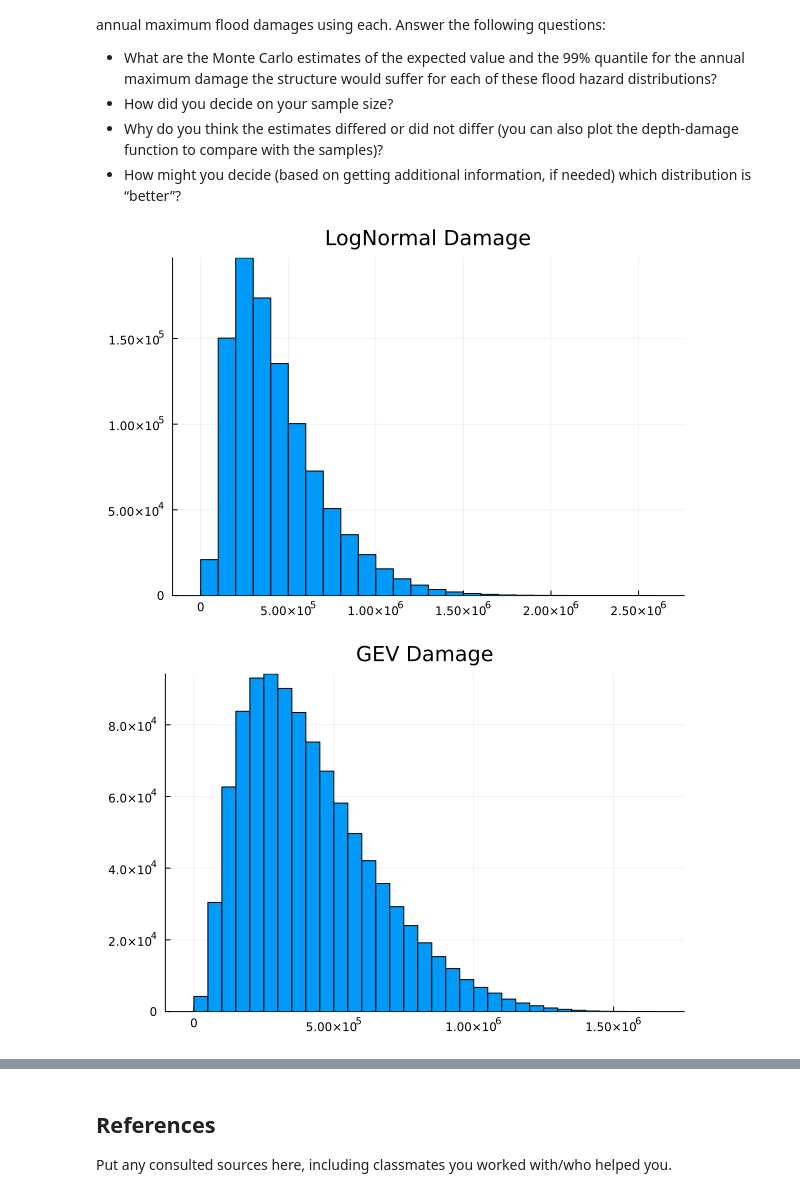
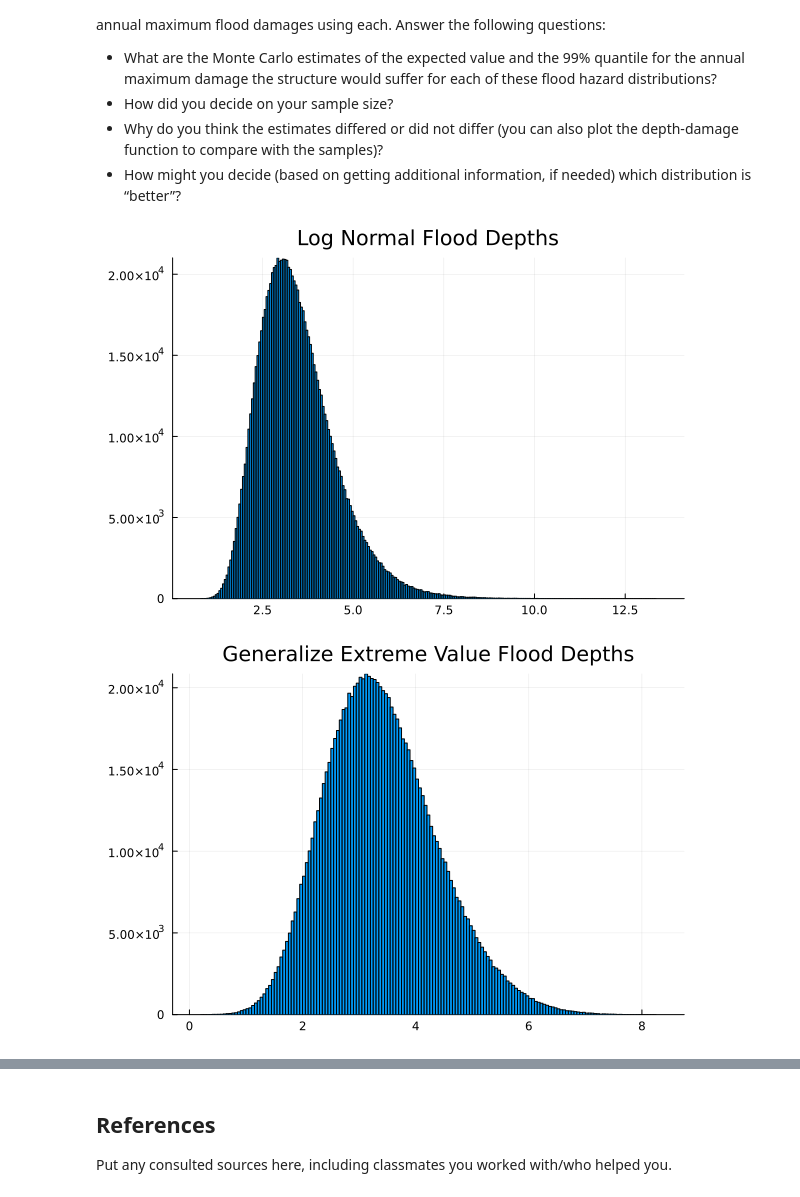
Before and after one commit to BEE4750-FA25/lab-2-cpj35-design, a Jupyter notebook: lab02.ipynb, the cells around one changed output, grey strips where cells are left out. Drawn from its saved outputs; the diff is of its cells as text; code cells hidden in the pictures.

Commit message:
graph depths

```diff
--- a/lab02.ipynb
+++ b/lab02.ipynb
@@ -169,22 +169,28 @@ following questions:
 # %%
 L=200_000
 k=0.8
 h0=3
 sample_size=1_000_000
 
 damages(h)=h*L/(1+exp(-k*(h-h0)))
 
-depth_log = rand(LogNormal(1.2,0.3),sample_size)
-depth_xtreme = rand(GeneralizedExtremeValue(3,0.9,-0.15),sample_size)
+depth_logn = rand(LogNormal(1.2,0.3),sample_size)
+depth_GEV = rand(GeneralizedExtremeValue(3,0.9,-0.15),sample_size)
 
-damage_vals_log = damages.(depth_log)
-damage_vals_xtreme = damages.(depth_xtreme)
+damage_vals_logn = damages.(depth_logn)
+damage_vals_GEV = damages.(depth_GEV)
 
-log_plot = histogram(damage_vals_log, legend=false, bins=30, title="LogNormal Damage")
+sample_logn_plot = histogram(depth_logn, legend=false, title="Log Normal Flood Depths")
+display(sample_logn_plot)
+
+sample_GEV_plot = histogram(depth_GEV, legend=false, title="Generalize Extreme Value Flood Depths")
+display(sample_GEV_plot)
+
+log_plot = histogram(damage_vals_logn, legend=false, bins=50, title="Log Normal Damage")
 display(log_plot)
 
-xtreme_plot =  histogram(damage_vals_xtreme, legend=false, bins=30, title="GEV Damage")
-display(xtreme_plot)
+GEV_plot =  histogram(damage_vals_GEV, legend=false, bins=50, title="Generalized Extreme Value Damage")
+display(GEV_plot)
 # %% [output]
-[figure, old version]
+[figure, new version]
-[figure, old version]
+[figure, new version]
```
Also changed, not shown: parts of 1 cell of this notebook.
